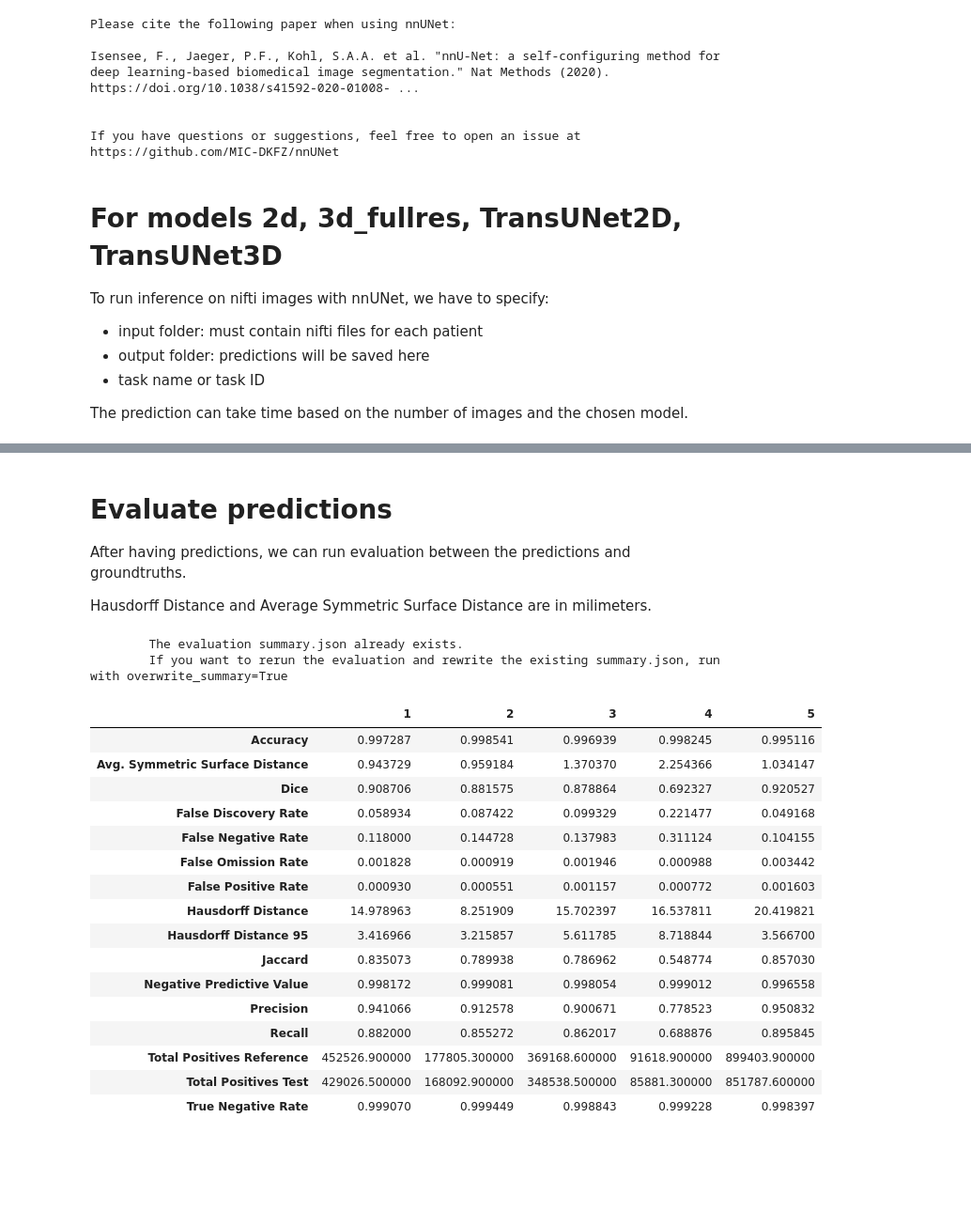
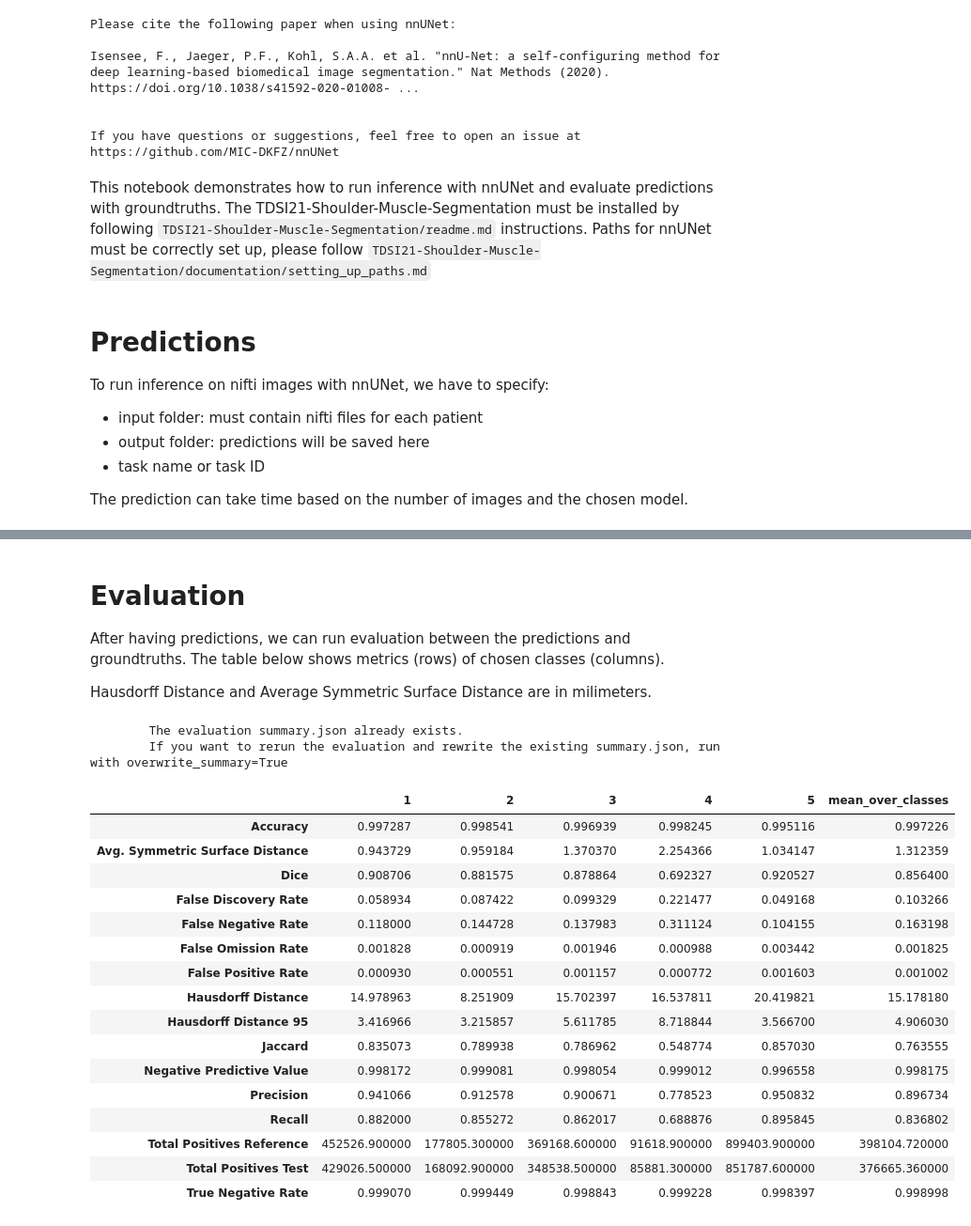
Before and after one commit to ysl2/TDSI21, a Jupyter notebook: notebooks/inference.ipynb, the cells around one changed output, grey strips where cells are left out. Shown at 94% size. Cells and saved outputs as stored; diff of their text form; code cells hidden in the pictures; blank space fills up the shorter version.

Commit message:
update setup.py, train nb, inference nb

```diff
--- a/notebooks/inference.ipynb
+++ b/notebooks/inference.ipynb
@@ -14,8 +14,10 @@ Isensee, F., Jaeger, P.F., Kohl, S.A.A. et al. "nnU-Net: a self-configuring meth
 
 
 If you have questions or suggestions, feel free to open an issue at https://github.com/MIC-DKFZ/nnUNet
+# %% [markdown]
+This notebook demonstrates how to run inference with nnUNet and evaluate predictions with groundtruths. The TDSI21-Shoulder-Muscle-Segmentation must be installed by following `TDSI21-Shoulder-Muscle-Segmentation/readme.md` instructions. Paths for nnUNet must be correctly set up, please follow `TDSI21-Shoulder-Muscle-Segmentation/documentation/setting_up_paths.md`
 # %% [markdown]
-# For models 2d, 3d_fullres, TransUNet2D, TransUNet3D
+# Predictions
 
 To run inference on nifti images with nnUNet, we have to specify:
 - input folder: must contain nifti files for each patient
@@ -49,32 +51,34 @@ inference done. Now waiting for the segmentation export to finish...
 postprocessing...
 === PREDICTION DONE ===
 # %% [markdown]
-# Evaluate predictions
-After having predictions, we can run evaluation between the predictions and groundtruths.
+# Evaluation
+After having predictions, we can run evaluation between the predictions and groundtruths. The table below shows metrics (rows) of chosen classes (columns).
 
 Hausdorff Distance and Average Symmetric Surface Distance are in milimeters.
 # %%
 labels = [1, 2, 3, 4, 5]
 summary = evaluate_folder(LABEL_TEST_DIR, pred_dir, labels, overwrite_summary=False)
 mean = summary["results"]["mean"]
-pd.DataFrame(mean)
+df = pd.DataFrame(mean)
+df["mean_over_classes"] = df.mean(axis=1)
+df
 # %% [output]
         The evaluation summary.json already exists.
         If you want to rerun the evaluation and rewrite the existing summary.json, run with overwrite_summary=True
-|  | 1 | 2 | 3 | 4 | 5 |
-| Accuracy | 0.997287 | 0.998541 | 0.996939 | 0.998245 | 0.995116 |
-| Avg. Symmetric Surface Distance | 0.943729 | 0.959184 | 1.370370 | 2.254366 | 1.034147 |
-| Dice | 0.908706 | 0.881575 | 0.878864 | 0.692327 | 0.920527 |
-| False Discovery Rate | 0.058934 | 0.087422 | 0.099329 | 0.221477 | 0.049168 |
-| False Negative Rate | 0.118000 | 0.144728 | 0.137983 | 0.311124 | 0.104155 |
-| False Omission Rate | 0.001828 | 0.000919 | 0.001946 | 0.000988 | 0.003442 |
-| False Positive Rate | 0.000930 | 0.000551 | 0.001157 | 0.000772 | 0.001603 |
-| Hausdorff Distance | 14.978963 | 8.251909 | 15.702397 | 16.537811 | 20.419821 |
-| Hausdorff Distance 95 | 3.416966 | 3.215857 | 5.611785 | 8.718844 | 3.566700 |
-| Jaccard | 0.835073 | 0.789938 | 0.786962 | 0.548774 | 0.857030 |
-| Negative Predictive Value | 0.998172 | 0.999081 | 0.998054 | 0.999012 | 0.996558 |
-| Precision | 0.941066 | 0.912578 | 0.900671 | 0.778523 | 0.950832 |
-| Recall | 0.882000 | 0.855272 | 0.862017 | 0.688876 | 0.895845 |
-| Total Positives Reference | 452526.900000 | 177805.300000 | 369168.600000 | 91618.900000 | 899403.900000 |
-| Total Positives Test | 429026.500000 | 168092.900000 | 348538.500000 | 85881.300000 | 851787.600000 |
-| True Negative Rate | 0.999070 | 0.999449 | 0.998843 | 0.999228 | 0.998397 |
+|  | 1 | 2 | 3 | 4 | 5 | mean_over_classes |
+| Accuracy | 0.997287 | 0.998541 | 0.996939 | 0.998245 | 0.995116 | 0.997226 |
+| Avg. Symmetric Surface Distance | 0.943729 | 0.959184 | 1.370370 | 2.254366 | 1.034147 | 1.312359 |
+| Dice | 0.908706 | 0.881575 | 0.878864 | 0.692327 | 0.920527 | 0.856400 |
+| False Discovery Rate | 0.058934 | 0.087422 | 0.099329 | 0.221477 | 0.049168 | 0.103266 |
+| False Negative Rate | 0.118000 | 0.144728 | 0.137983 | 0.311124 | 0.104155 | 0.163198 |
+| False Omission Rate | 0.001828 | 0.000919 | 0.001946 | 0.000988 | 0.003442 | 0.001825 |
+| False Positive Rate | 0.000930 | 0.000551 | 0.001157 | 0.000772 | 0.001603 | 0.001002 |
+| Hausdorff Distance | 14.978963 | 8.251909 | 15.702397 | 16.537811 | 20.419821 | 15.178180 |
+| Hausdorff Distance 95 | 3.416966 | 3.215857 | 5.611785 | 8.718844 | 3.566700 | 4.906030 |
+| Jaccard | 0.835073 | 0.789938 | 0.786962 | 0.548774 | 0.857030 | 0.763555 |
+| Negative Predictive Value | 0.998172 | 0.999081 | 0.998054 | 0.999012 | 0.996558 | 0.998175 |
+| Precision | 0.941066 | 0.912578 | 0.900671 | 0.778523 | 0.950832 | 0.896734 |
+| Recall | 0.882000 | 0.855272 | 0.862017 | 0.688876 | 0.895845 | 0.836802 |
+| Total Positives Reference | 452526.900000 | 177805.300000 | 369168.600000 | 91618.900000 | 899403.900000 | 398104.720000 |
+| Total Positives Test | 429026.500000 | 168092.900000 | 348538.500000 | 85881.300000 | 851787.600000 | 376665.360000 |
+| True Negative Rate | 0.999070 | 0.999449 | 0.998843 | 0.999228 | 0.998397 | 0.998998 |
```
Also changed, not shown: parts of 1 cell of this notebook, 4 other files.
